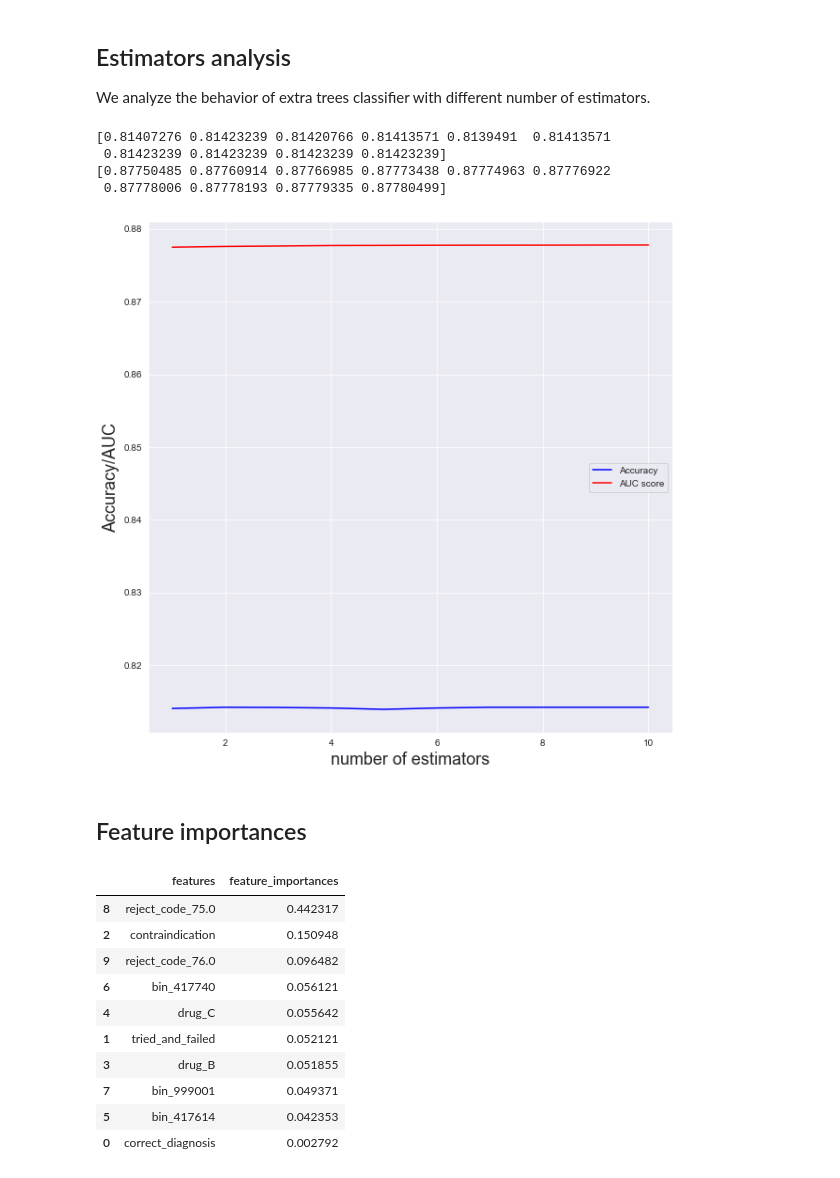
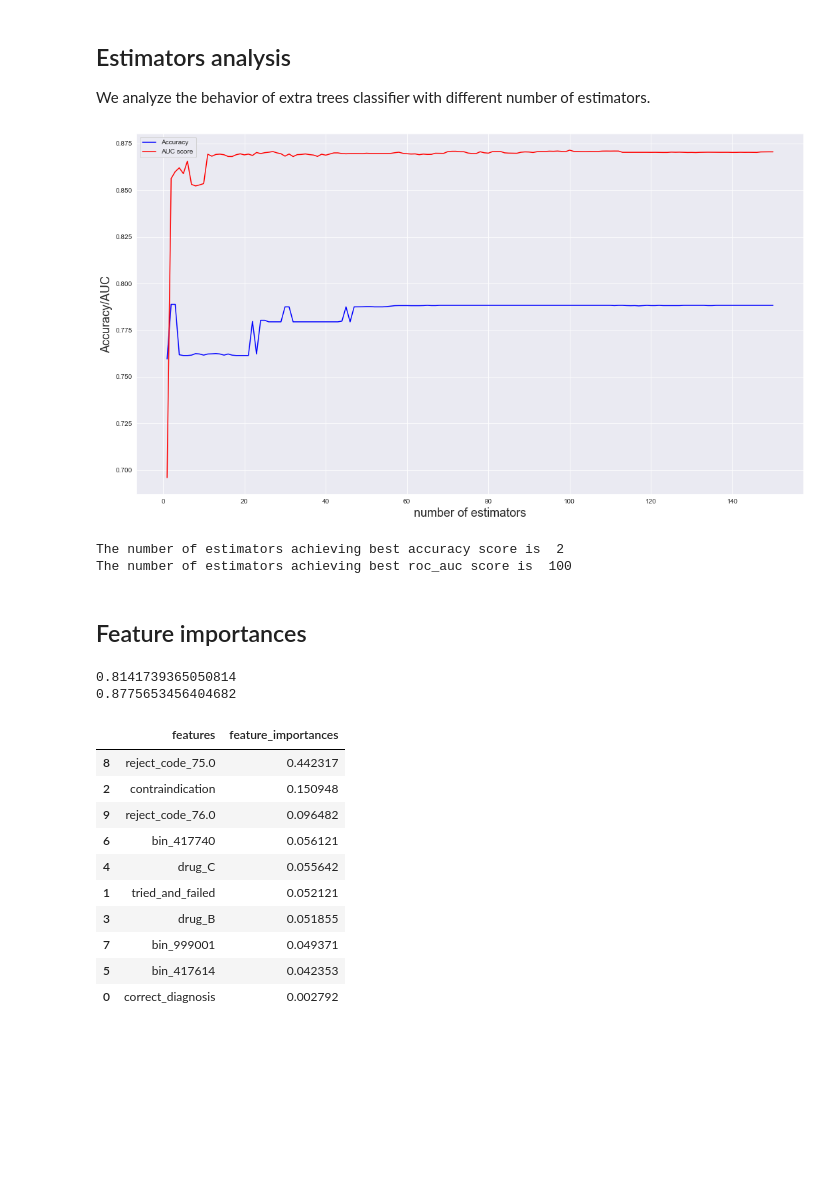
Before and after one commit to sanalsprasad/ErdosProject, a Jupyter notebook: Models/Extra Trees.ipynb, the cells around one changed output. Cells and saved outputs as stored; diff of their text form; code cells hidden in the pictures; blank space fills up the shorter version.

Commit message:
Update Extra Trees.ipynb
tuned estimators

```diff
--- a/Models/Extra Trees.ipynb
+++ b/Models/Extra Trees.ipynb
@@ -91,13 +97,12 @@ plt.show()
 
 We analyze the behavior of extra trees classifier with different number of estimators.
 # %%
-depth = 6
-## We will try different number of estimators ranging from 100 to 1000.
-estimators = range(1,11)
+depth = 3
+## We will try different number of estimators ranging from 1 to 100.
+estimators = range(1,151)
 ## Store accuracy and roc_auc scores
 cv_accs = np.zeros((5, len(estimators)))
 cv_aucs = np.zeros((5, len(estimators)))
-
 
 i = 0
 for train_index, test_index in  kfold.split(X_train, y_train):
@@ -108,7 +113,7 @@ for train_index, test_index in  kfold.split(X_train, y_train):
 
     j = 0
     for estimator in estimators: ## different number of estimators
-        extra_tree = ExtraTreesClassifier(n_estimators=estimator*100, max_depth=depth, random_state=10475)
+        extra_tree = ExtraTreesClassifier(n_estimators=estimator, max_depth=depth, random_state=10475)
         extra_tree.fit(X_train_train, y_train_train)
 
         cv_accs[i,j] = accuracy_score(y_holdout, extra_tree.predict(X_holdout))
@@ -116,36 +121,43 @@ for train_index, test_index in  kfold.split(X_train, y_train):
 
         j = j + 1
     i = i + 1
-# %%
-## This computes the mean of accuracy and roc_auc scores in the cross-validation.
-print(np.mean(cv_accs,axis=0))
-print(np.mean(cv_aucs,axis=0))
-# %% [output]
-[0.81407276 0.81423239 0.81420766 0.81413571 0.8139491  0.81413571
- 0.81423239 0.81423239 0.81423239 0.81423239]
-[0.87750485 0.87760914 0.87766985 0.87773438 0.87774963 0.87776922
- 0.87778006 0.87778193 0.87779335 0.87780499]
-# %%
-## Average Accuracy and AUC score
-acc_mean = cv_accs.mean(0)
-auc_mean = cv_aucs.mean(0)
-
-#Plot the Accuracy/AUC vs depth
-plt.figure(figsize=(10,10));
-plt.plot(estimators,acc_mean,'b')
-plt.plot(estimators,auc_mean,'r')
-plt.legend(["Accuracy","AUC score"])
-plt.xlabel("number of estimators",fontsize=18)
-plt.ylabel("Accuracy/AUC",fontsize=18)
-plt.show()
-# %% [output]
-[figure, removed]
+# %%
+## This computes the mean of accuracy and roc_auc scores in the cross-validation.
+acc_mean = np.mean(cv_accs,axis=0)
+auc_mean = np.mean(cv_aucs,axis=0)
+
+#Plot the accuracy/auc vs number of esimators
+plt.figure(figsize=(18,10));
+plt.plot(estimators,acc_mean,'b')
+plt.plot(estimators,auc_mean,'r')
+plt.legend(["Accuracy","AUC score"])
+plt.xlabel("number of estimators",fontsize=18)
+plt.ylabel("Accuracy/AUC",fontsize=18)
+plt.show()
+
+print("The number of estimators achieving best accuracy score is ", np.argmax(acc_mean)+1)
+print("The number of estimators achieving best roc_auc score is ", np.argmax(auc_mean)+1)
+# %% [output]
+[figure, added]
+The number of estimators achieving best accuracy score is  2
+The number of estimators achieving best roc_auc score is  100
 # %% [markdown]
 ## Feature importances
 # %%
-## We fit the extra trees model with number of estimators being 100, and max_depth being 6.
-extra_tree=ExtraTreesClassifier(n_estimators=100,max_depth=6,random_state=10475)
+## We fit the extra trees model with number of estimators being 48, and max_depth being 6.
+def column(matrix, i):
+    return [row[i] for row in matrix]
+
+extra_tree=ExtraTreesClassifier(n_estimators=48,max_depth=6,random_state=10475)
 fig=extra_tree.fit(X_train, y_train)
+acc_score = accuracy_score(y_train, extra_tree.predict(X_train))
+y_pred = column(extra_tree.predict_proba(X_train),1)
+auc_score = roc_auc_score(y_train, y_pred)
+print(acc_score)
+print(auc_score)
+# %% [output]
+0.8141739365050814
+0.8775653456404682
 # %%
 ## The dataframe storing the feature importances.
 score_df = pd.DataFrame({'features': X_train.columns,
```
Also changed, not shown: parts of 3 cells of this notebook.
